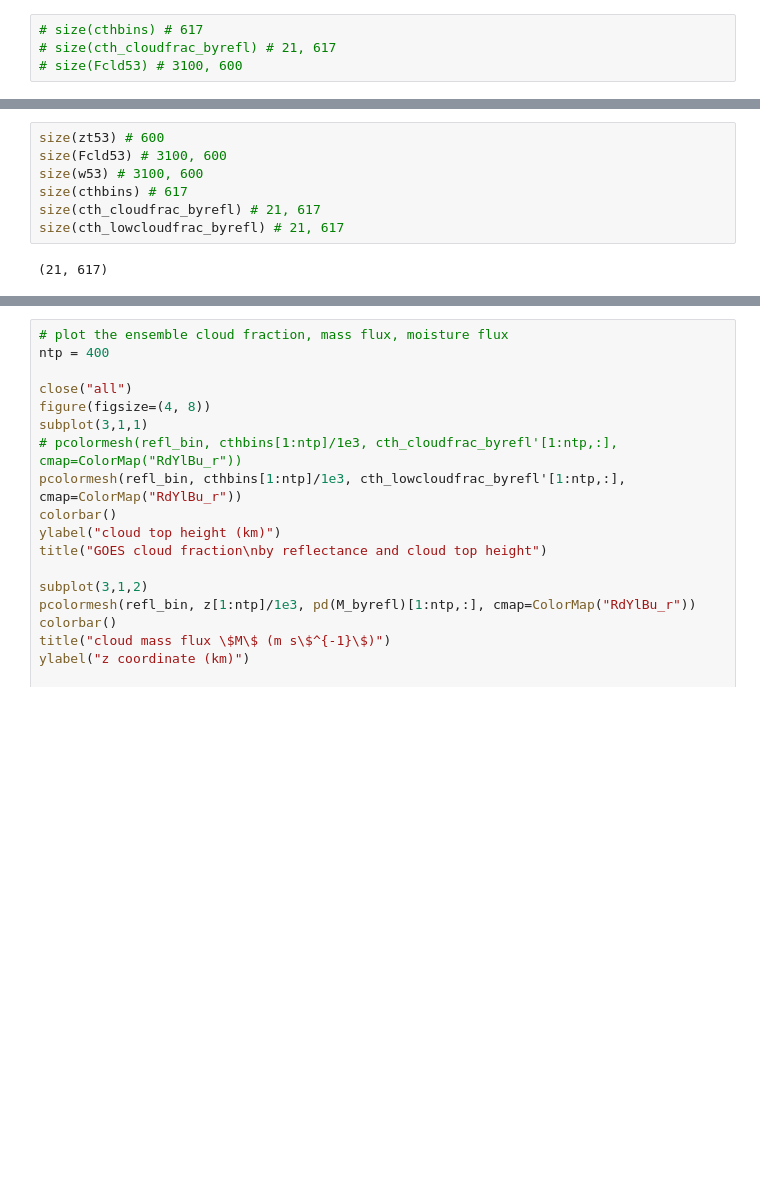
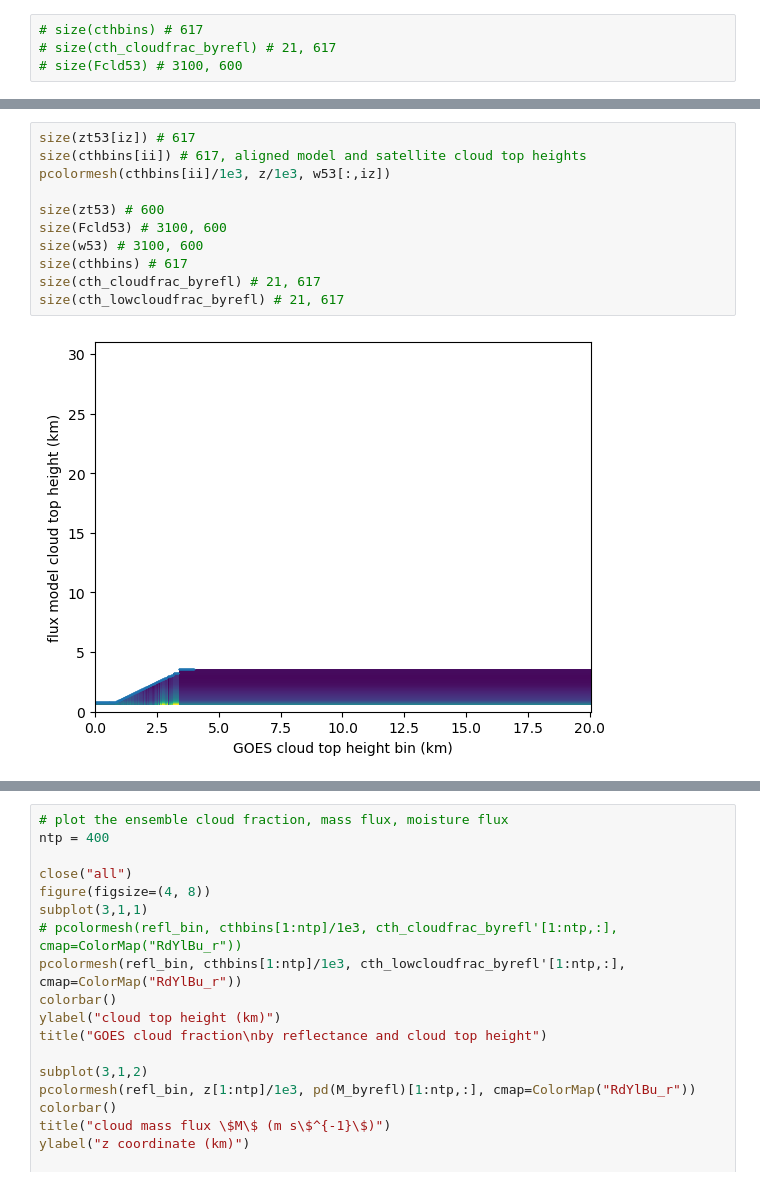
Before and after one commit to deszoeke/trade-cu-model, a Jupyter notebook: src/julia/flux-model-xp53.ipynb, the cells around one changed output, grey strips where cells are left out. Cells and saved outputs as stored; diff of their text form; blank space fills up the shorter version.

```diff
--- a/src/julia/flux-model-xp53.ipynb
+++ b/src/julia/flux-model-xp53.ipynb
@@ -1090,14 +1100,18 @@ end
 # %% [output]
 ensemble_massflux_G_i (generic function with 1 method)
-# %%
-size(zt53) # 600
-size(Fcld53) # 3100, 600
-size(w53) # 3100, 600
-size(cthbins) # 617
-size(cth_cloudfrac_byrefl) # 21, 617
-size(cth_lowcloudfrac_byrefl) # 21, 617
-# %% [output]
-(21, 617)
+# %%
+size(zt53[iz]) # 617
+size(cthbins[ii]) # 617, aligned model and satellite cloud top heights
+pcolormesh(cthbins[ii]/1e3, z/1e3, w53[:,iz])
+
+size(zt53) # 600
+size(Fcld53) # 3100, 600
+size(w53) # 3100, 600
+size(cthbins) # 617
+size(cth_cloudfrac_byrefl) # 21, 617
+size(cth_lowcloudfrac_byrefl) # 21, 617
+# %% [output]
+[figure, added]
 # %%
 # compute mass flux and cloud moisture flux ensemble
 # for each reflectance bin, (ensemble) cloud top height bin,
```
Also changed, not shown: parts of 11 cells of this notebook.
